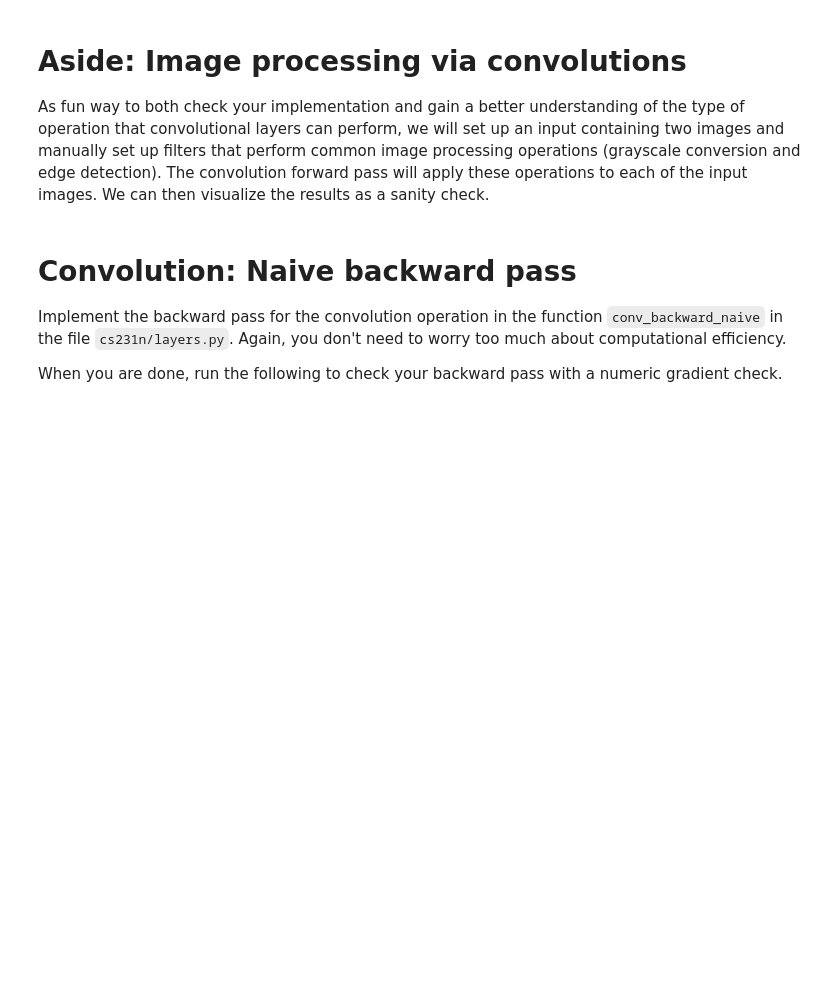
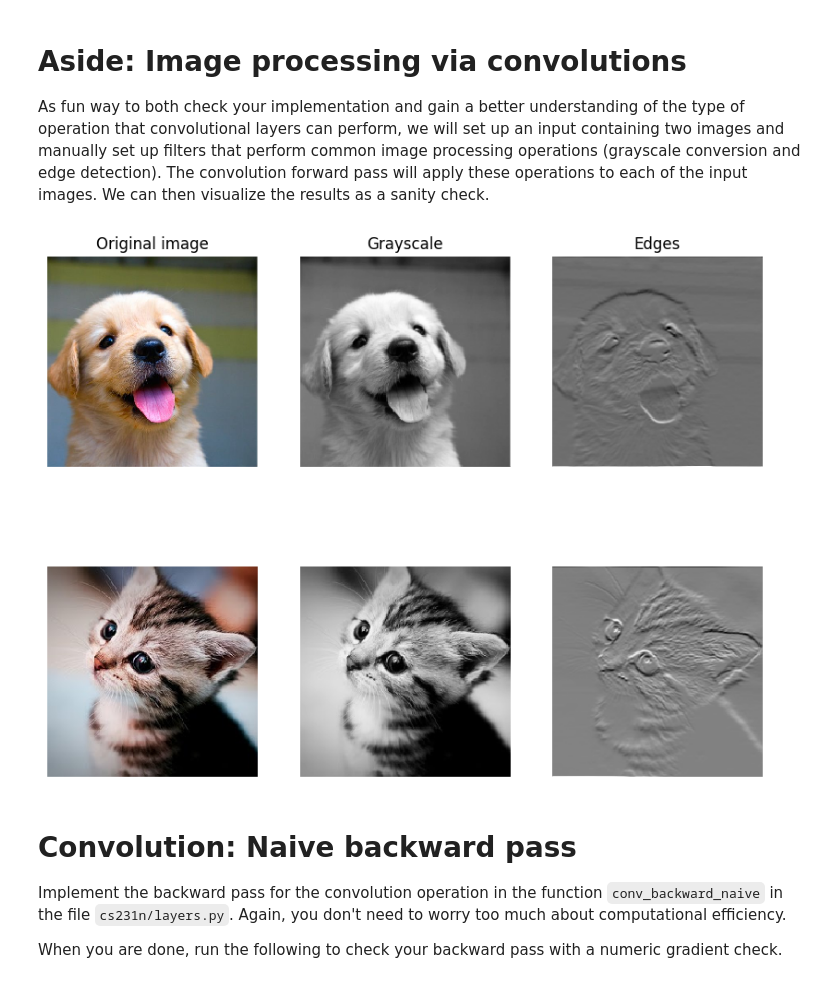
Before and after one commit to williamcwi/cs231n-assignments, a Jupyter notebook: assignment2/ConvolutionalNetworks.ipynb, the cells around one changed output. Drawn from its saved outputs; the diff is of its cells as text; code cells hidden in the pictures; blank space fills up the shorter version.

```diff
--- a/assignment2/ConvolutionalNetworks.ipynb
+++ b/assignment2/ConvolutionalNetworks.ipynb
@@ -81,7 +81,8 @@ difference:  2.2121476417505994e-08
 
 As fun way to both check your implementation and gain a better understanding of the type of operation that convolutional layers can perform, we will set up an input containing two images and manually set up filters that perform common image processing operations (grayscale conversion and edge detection). The convolution forward pass will apply these operations to each of the input images. We can then visualize the results as a sanity check.
 # %%
-from scipy.misc import imread, imresize
+from imageio import imread
+from skimage.transform import resize
 
 kitten, puppy = imread('kitten.jpg'), imread('puppy.jpg')
 # kitten is wide, and puppy is already square
@@ -90,8 +91,8 @@ kitten_cropped = kitten[:, d//2:-d//2, :]
 
 img_size = 200   # Make this smaller if it runs too slow
 x = np.zeros((2, 3, img_size, img_size))
-x[0, :, :, :] = imresize(puppy, (img_size, img_size)).transpose((2, 0, 1))
-x[1, :, :, :] = imresize(kitten_cropped, (img_size, img_size)).transpose((2, 0, 1))
+x[0, :, :, :] = resize(puppy, (img_size, img_size)).transpose((2, 0, 1))
+x[1, :, :, :] = resize(kitten_cropped, (img_size, img_size)).transpose((2, 0, 1))
 
 # Set up a convolutional weights holding 2 filters, each 3x3
 w = np.zeros((2, 3, 3, 3))
@@ -112,33 +113,35 @@ b = np.array([0, 128])
 
 # Compute the result of convolving each input in x with each filter in w,
 # offsetting by b, and storing the results in out.
 out, _ = conv_forward_naive(x, w, b, {'stride': 1, 'pad': 1})
 
 def imshow_noax(img, normalize=True):
     """ Tiny helper to show images as uint8 and remove axis labels """
     if normalize:
         img_max, img_min = np.max(img), np.min(img)
         img = 255.0 * (img - img_min) / (img_max - img_min)
     plt.imshow(img.astype('uint8'))
     plt.gca().axis('off')
 
 # Show the original images and the results of the conv operation
 plt.subplot(2, 3, 1)
 imshow_noax(puppy, normalize=False)
 plt.title('Original image')
 plt.subplot(2, 3, 2)
 imshow_noax(out[0, 0])
 plt.title('Grayscale')
 plt.subplot(2, 3, 3)
 imshow_noax(out[0, 1])
 plt.title('Edges')
 plt.subplot(2, 3, 4)
 imshow_noax(kitten_cropped, normalize=False)
 plt.subplot(2, 3, 5)
 imshow_noax(out[1, 0])
 plt.subplot(2, 3, 6)
 imshow_noax(out[1, 1])
 plt.show()
+# %% [output]
+[figure, added]
 # %% [markdown]
 # Convolution: Naive backward pass
 Implement the backward pass for the convolution operation in the function `conv_backward_naive` in the file `cs231n/layers.py`. Again, you don't need to worry too much about computational efficiency.
```
Also changed, not shown: parts of 1 cell of this notebook, 1 other file.
